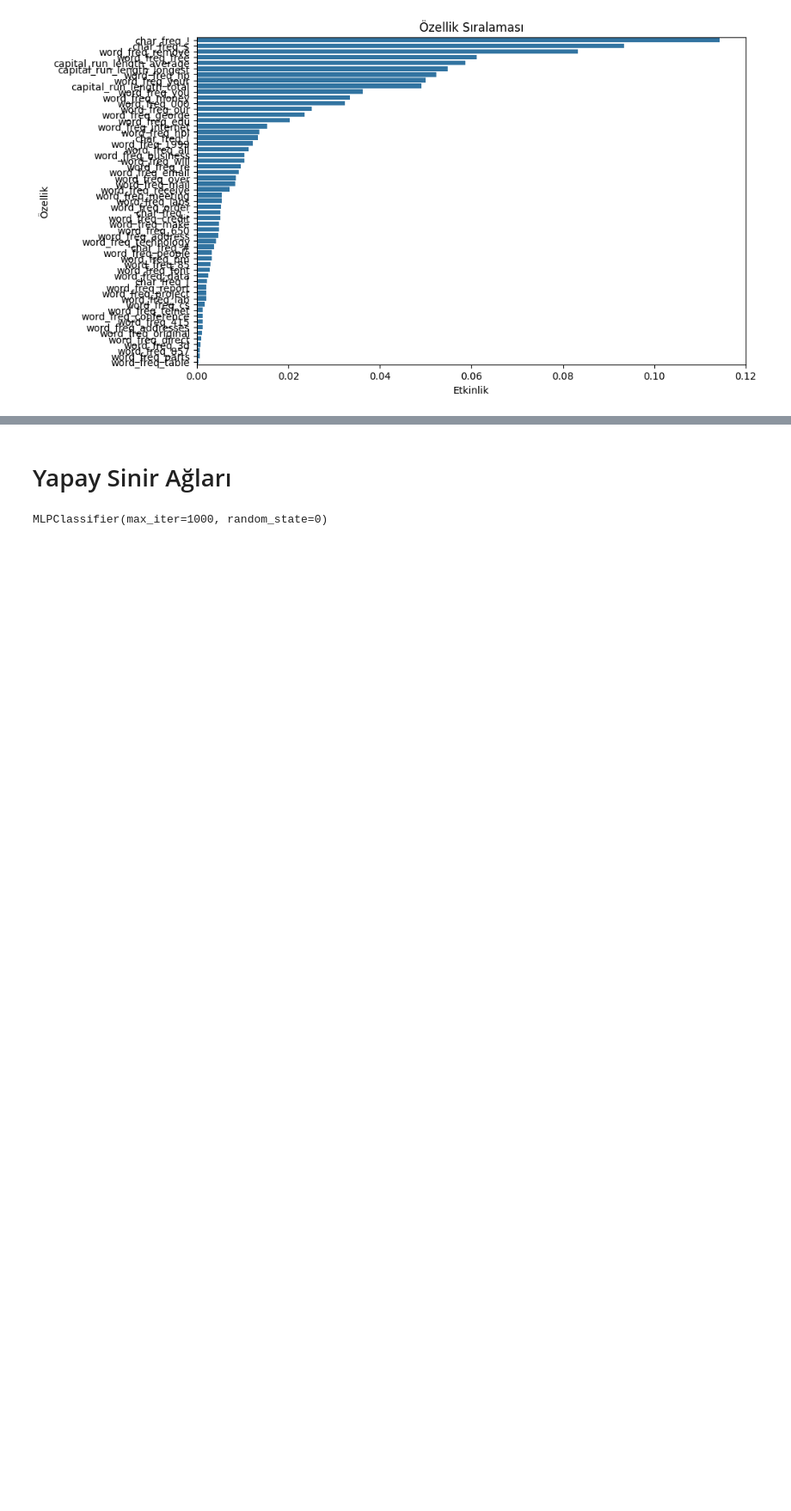
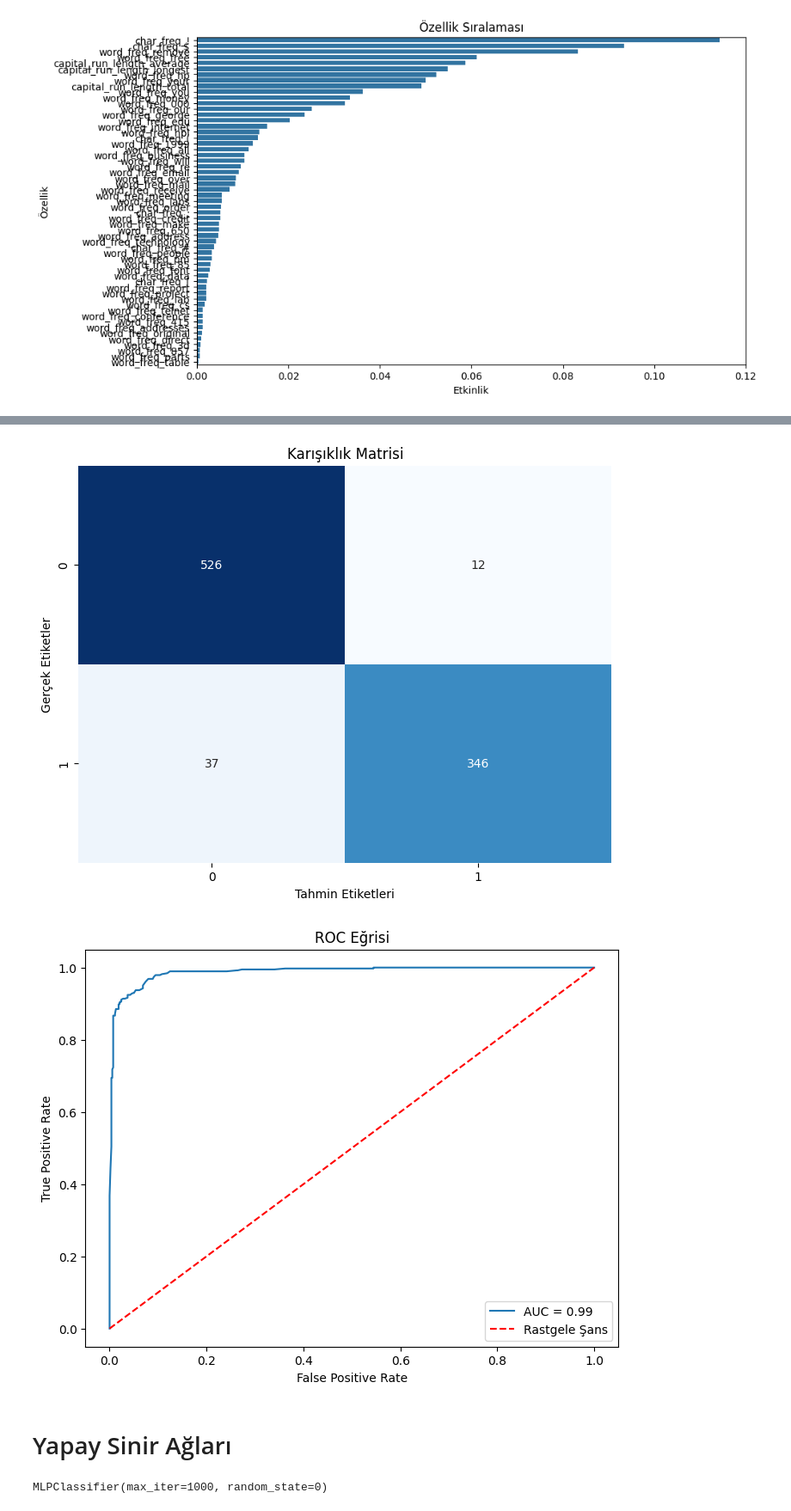
Before and after one commit to denizdagli/SpamFilterML, a Jupyter notebook: SpamFilterML.ipynb, the cells around one changed output, grey strips where cells are left out. Shown at 86% size. Drawn from its saved outputs; the diff is of its cells as text; code cells hidden in the pictures; blank space fills up the shorter version.

```diff
--- a/SpamFilterML.ipynb
+++ b/SpamFilterML.ipynb
@@ -435,40 +433,77 @@ plt.show()
 [figure]
 # %%
 from sklearn.ensemble import RandomForestClassifier
-from sklearn.metrics import accuracy_score
+from sklearn.metrics import accuracy_score, precision_score, recall_score, f1_score, confusion_matrix, roc_curve, roc_auc_score
 from sklearn.feature_selection import SelectFromModel
-
-# Rastgele orman modelini oluşturma ve eğitme
-rf_model = RandomForestClassifier(n_estimators=100, random_state=42)
-rf_model.fit(X_train, y_train)
-
-# Özellik önem sıralamasını alalım
-feature_importances = rf_model.feature_importances_
+import pandas as pd
+import matplotlib.pyplot as plt
+import seaborn as sns
 
 # Özellik seçimi yapalım (belirli bir önem eşiği ile)
 sfm = SelectFromModel(rf_model, threshold=0.01)
 sfm.fit(X_train, y_train)
 
-# Seçilen özellikleri görelim
-selected_features = sfm.transform(X_train)
+# Seçilen özellikleri alalım
+selected_features = X_train.columns[sfm.get_support()]
 
 # Minimum seçilen özellik sayısını belirle
 min_selected_features = 1
 
 # Seçilen özelliklerin sayısını kontrol et
-if selected_features.shape[1] < min_selected_features:
+if selected_features.shape[0] < min_selected_features:
     raise ValueError(f"SelectFromModel tarafından seçilen özellik sayısı {min_selected_features}'den küçük. "
                      "Eğitim için yeterli özellik bulunamadı.")
 
 # Modeli sadece seçilen özelliklerle tekrar eğitelim
 rf_model_selected = RandomForestClassifier(n_estimators=100, random_state=42)
-rf_model_selected.fit(selected_features, y_train)
+rf_model_selected.fit(X_train[selected_features], y_train)
 
 # Test seti üzerinde tahmin yapalım
-X_test_selected = sfm.transform(X_test)
+X_test_selected = X_test[selected_features]
 y_pred = rf_model_selected.predict(X_test_selected)
+
+
+print("Seçilen Özellikler:")
+print(selected_features)
 
 # Test seti üzerinde modelin performansını değerlendirelim
 accuracy = accuracy_score(y_test, y_pred)
-print(f"Test seti doğruluk oranı: {accuracy}")
+precision = precision_score(y_test, y_pred)
+recall = recall_score(y_test, y_pred)
+f1 = f1_score(y_test, y_pred)
+conf_matrix = confusion_matrix(y_test, y_pred)
+
+# Performans metriklerini içeren bir veri çerçevesi oluşturma
+performans_tablosu = pd.DataFrame({
+    'Metrik': ['Doğruluk', 'Hassasiyet', 'Duyarlılık', 'F1 Skoru'],
+    'Değer': [accuracy, precision, recall, f1]
+})
+
+# Tabloyu yazdırma
+print(performans_tablosu)
+
+# Karışıklık matrisini görselleştirme
+plt.figure(figsize=(8, 6))
+sns.heatmap(conf_matrix, annot=True, fmt='g', cmap='Blues', cbar=False)
+plt.title('Karışıklık Matrisi')
+plt.xlabel('Tahmin Etiketleri')
+plt.ylabel('Gerçek Etiketler')
+plt.show()
+
+# Modelin ROC eğrisini çıkarma
+y_probs = rf_model_selected.predict_proba(X_test_selected)[:, 1]
+fpr, tpr, thresholds = roc_curve(y_test, y_probs)
+
+# AUC-ROC skorunu hesaplama
+auc_roc = roc_auc_score(y_test, y_probs)
+
+# ROC eğrisini görselleştirme
+plt.figure(figsize=(8, 6))
+plt.plot(fpr, tpr, label=f'AUC = {auc_roc:.2f}')
+plt.plot([0, 1], [0, 1], 'r--', label='Rastgele Şans')
+plt.xlabel('False Positive Rate')
+plt.ylabel('True Positive Rate')
+plt.title('ROC Eğrisi')
+plt.legend()
+plt.show()
 # %% [output]
@@ -476,3 +524,5 @@ Test seti doğruluk oranı: 0.9467969598262758
+[figure, added]
+[figure, added]
 # %% [markdown]
 # Yapay Sinir Ağları
 # %%
```
Also changed, not shown: parts of 7 cells of this notebook.
